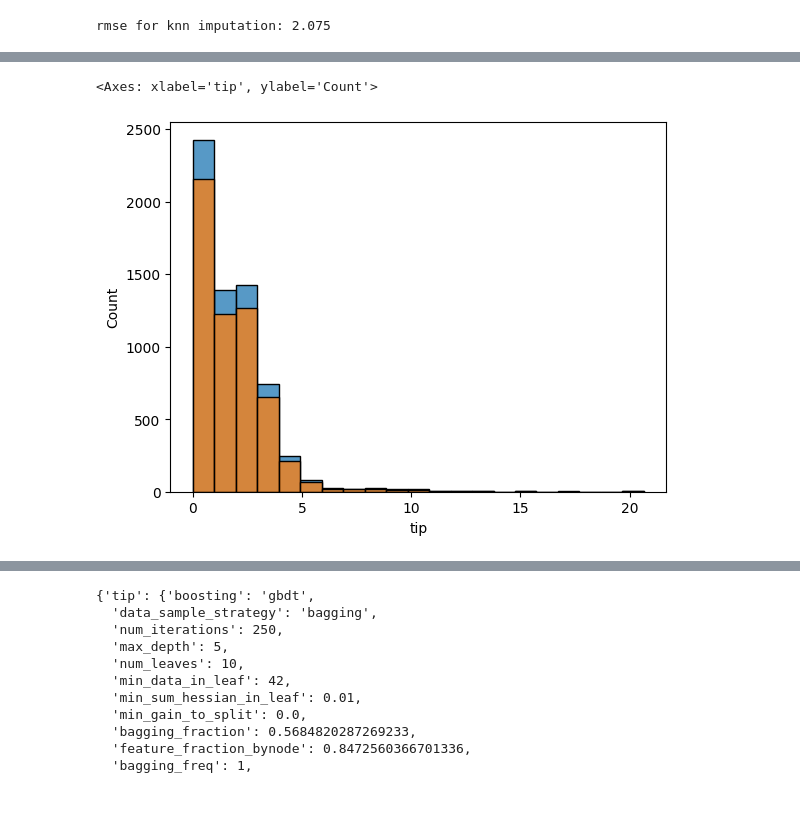
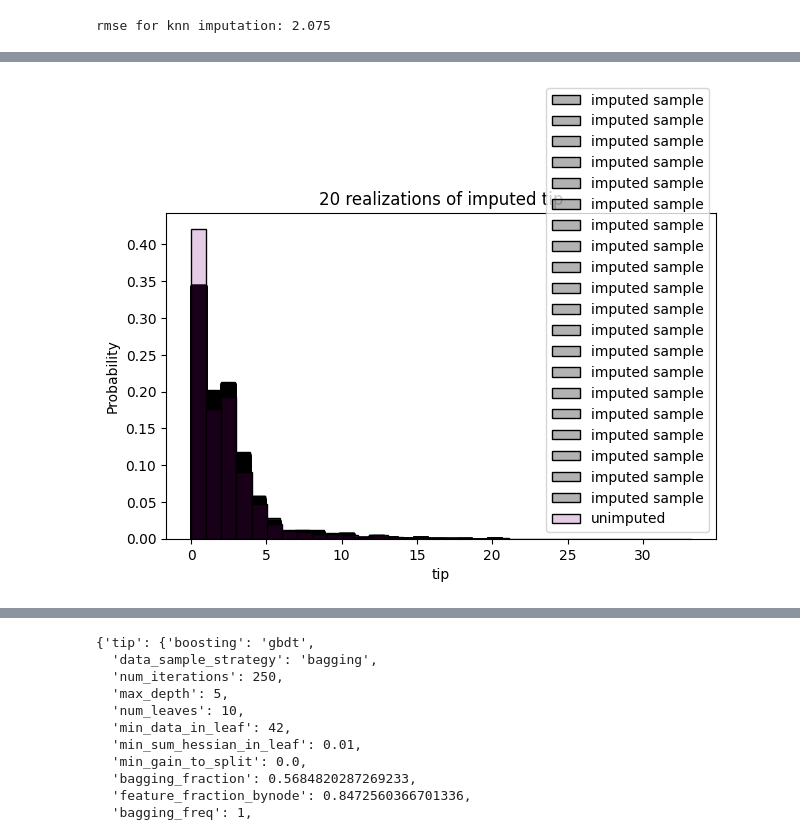
Before and after one commit to brookshu/data_eng300SP_hu, a Jupyter notebook: in_class/dataset_hu_shim_03-missing-data-class.ipynb, the cells around one changed output, grey strips where cells are left out. Cells and saved outputs as stored; diff of their text form; code cells hidden in the pictures; blank space fills up the shorter version.

```diff
--- a/dataset_hu_shim_03-missing-data-class.ipynb
+++ b/in_class/dataset_hu_shim_03-missing-data-class.ipynb
@@ -484,13 +486,6 @@ subtaxi_pmm = subtaxi_missing.copy()
 kernel_pmm = mf.ImputationKernel(
     data=subtaxi_pmm.select_dtypes('number'),
     num_datasets=20,
-    mean_match_candidates=3,
     random_state=1,
     save_all_iterations_data=False
 )
-
-subtaxi_pmm = kernel_pmm.complete_data(dataset=0)
-subtaxi_pmm_df = pd.DataFrame(subtaxi_pmm, columns=subtaxi_missing.columns)
-
-kernel_pmm.mice(iterations=10)
-kernel_pmm.plot_imputed_distributions()
@@ -498,0 +498,4 @@ kernel_pmm.plot_imputed_distributions()
+# %%
+
+subtaxi_pmm = kernel_pmm.complete_data
+subtaxi_pmm
@@ -499,8 +513,16 @@ kernel_pmm.plot_imputed_distributions()
 # %%
-#fig, ax = plt.subplots(1, 1)
-sns.histplot(subtaxi_pmm_df['tip'], binwidth=1, label='pmm imputation')
-sns.histplot(subtaxi_missing['tip'], binwidth=1, label='unimputed')
-#ax.legend()
+def plot_hist(kernel, comp, orig, num_plot):
+    num_datasets = kernel.num_datasets
+    num_plot = min(num_datasets, num_plot)
+    for k in range(num_plot):  # 1, 2, 3, num_datasets
+        sns.histplot(comp(dataset=k)['tip'], binwidth=1, stat='probability', color='k', label='imputed sample', alpha=0.3)
+
+    sns.histplot(orig['tip'], binwidth=1, stat='probability', color='purple', label='unimputed', alpha=0.2)
+
+    plt.title('{:d} realizations of imputed tip'.format(num_plot))
+    plt.legend()
+    plt.tight_layout()
+    plt.show()
+plot_hist(kernel=kernel_pmm, comp=subtaxi_pmm, orig=taxi, num_plot=20)
 # %% [output]
-<Axes: xlabel='tip', ylabel='Count'>
-[figure, old version]
+[figure, new version]
```
Also changed, not shown: parts of 12 cells of this notebook, 10 other files.
